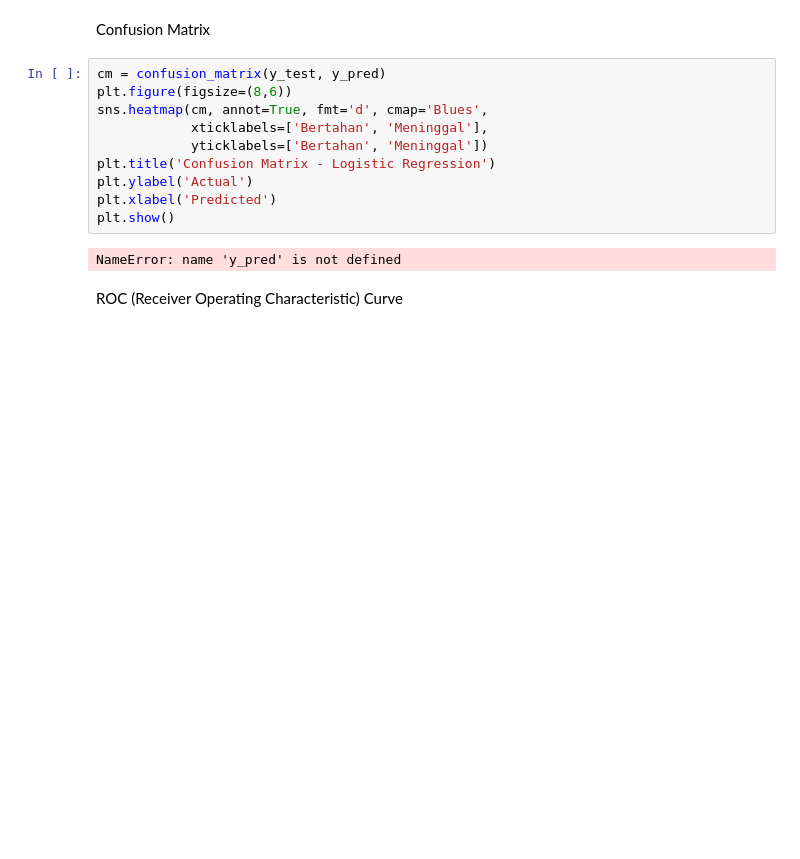
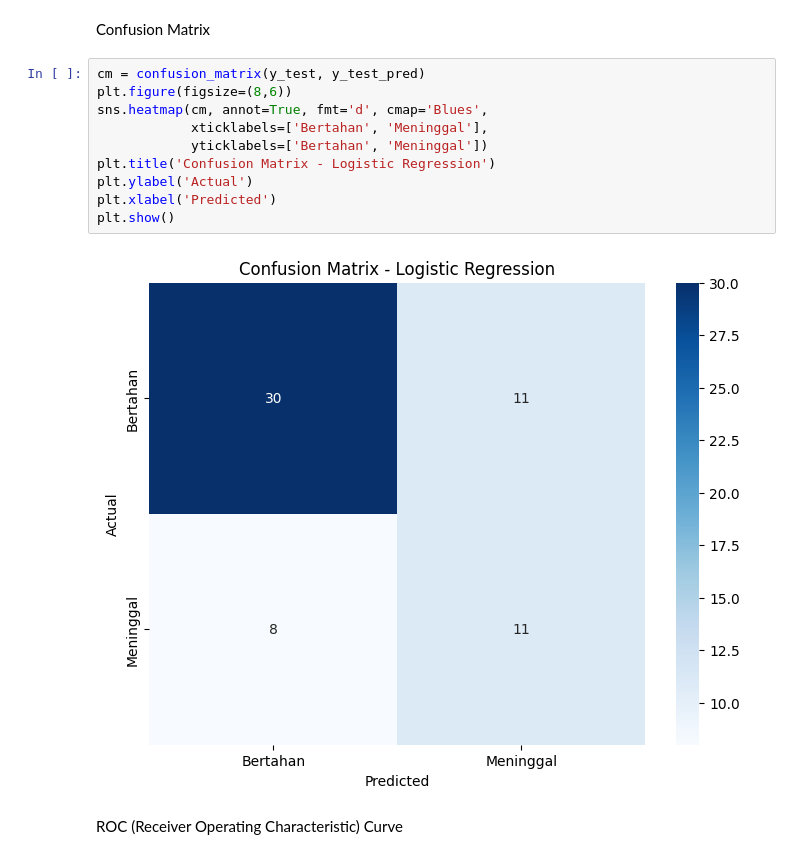
Before and after one commit to ValentinoAbinata/ProyekDataSains, a Jupyter notebook: LogisticRegression.ipynb, the cells around one changed output. Cells and saved outputs as stored; diff of their text form; blank space fills up the shorter version.

```diff
--- a/LogisticRegression.ipynb
+++ b/LogisticRegression.ipynb
@@ -198,17 +198,17 @@ weighted avg       0.70      0.68      0.69        60
 # %% [markdown]
 Confusion Matrix
 # %%
-cm = confusion_matrix(y_test, y_pred)
+cm = confusion_matrix(y_test, y_test_pred)
 plt.figure(figsize=(8,6))
 sns.heatmap(cm, annot=True, fmt='d', cmap='Blues',
             xticklabels=['Bertahan', 'Meninggal'],
             yticklabels=['Bertahan', 'Meninggal'])
 plt.title('Confusion Matrix - Logistic Regression')
 plt.ylabel('Actual')
 plt.xlabel('Predicted')
 plt.show()
 # %% [output]
-NameError: name 'y_pred' is not defined
+[figure, added]
 # %% [markdown]
 ROC (Receiver Operating Characteristic) Curve
 # %%
```
Also changed, not shown: 2 other files.
